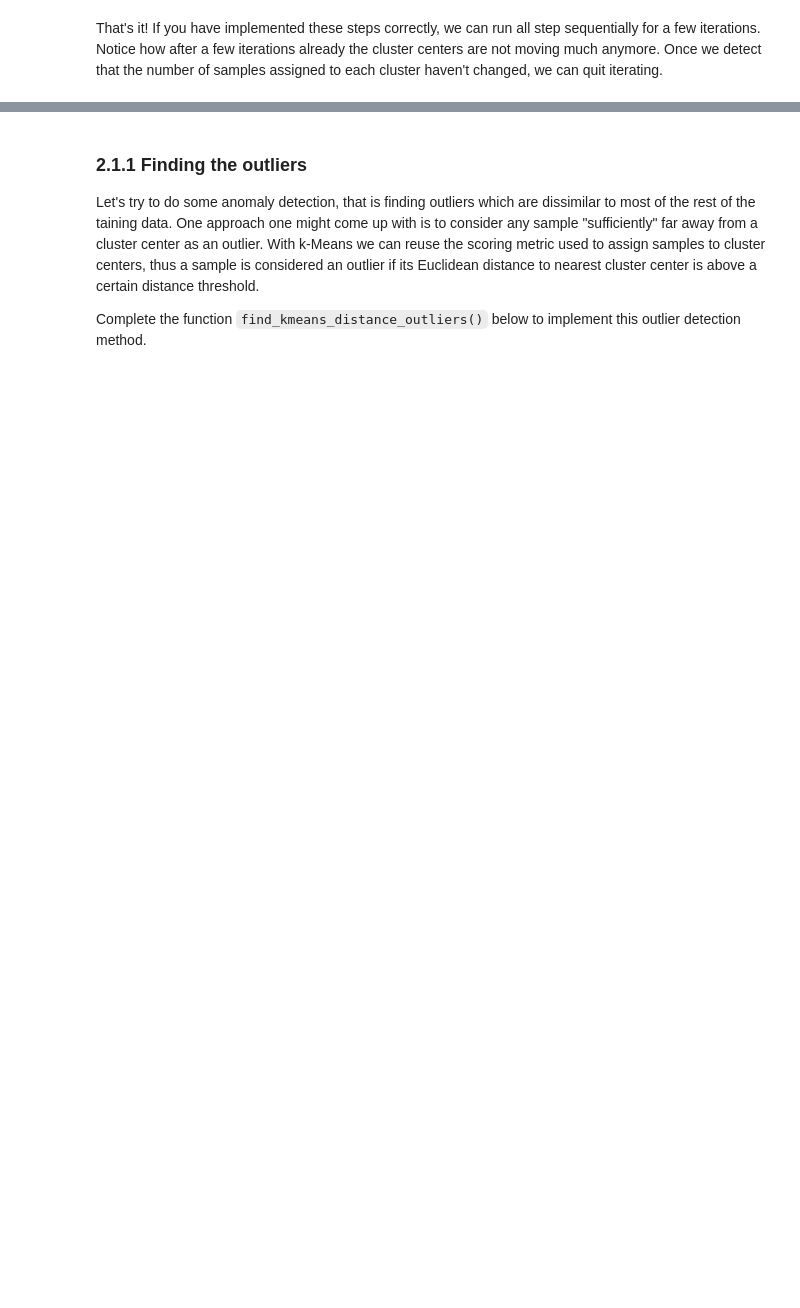
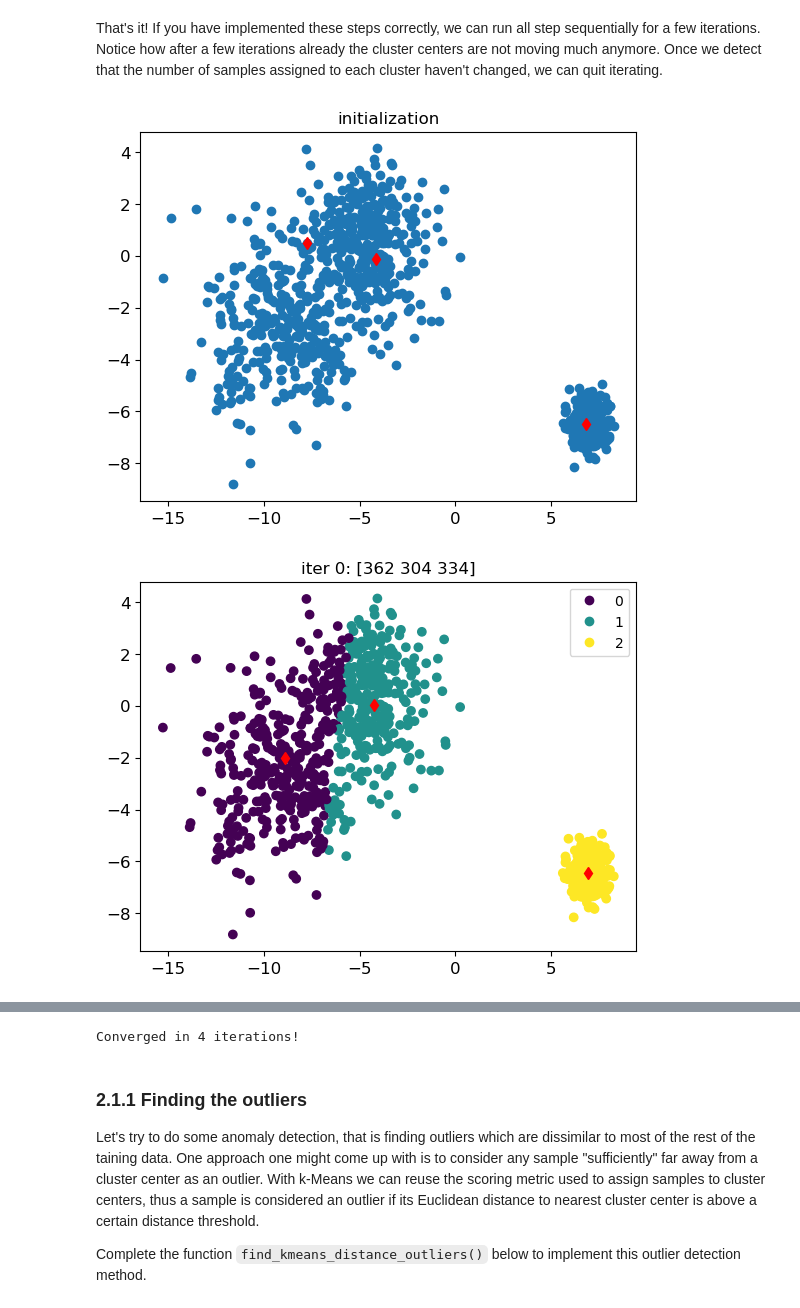
Before and after one commit to kvta1/RO47002, a Jupyter notebook: practicum5/RO47002_week5_dim_reduction_clustering.ipynb, the cells around one changed output, grey strips where cells are left out. Cells and saved outputs as stored; diff of their text form; code cells hidden in the pictures; blank space fills up the shorter version.

```diff
--- a/practicum5/RO47002_week5_dim_reduction_clustering.ipynb
+++ b/practicum5/RO47002_week5_dim_reduction_clustering.ipynb
@@ -1159,9 +1154,9 @@ def initialize_centers(k, X):
         input: X - a N x D matrix
         output: center - a k x D matrix containing k initial cluster centers
     """
-    # YOUR CODE HERE
-    raise NotImplementedError()
-    return centers
+
+    i = np.random.choice(X.shape[0], k)
+    return X[i]
 # %%
 k = 3
 
@@ -1183,9 +1181,10 @@ Implement **step 2**: assign all data points to nearest centers (in terms of Euc
 import scipy
 
 def assign_samples_to_centers(centers, X):
-    # YOUR CODE HERE
-    raise NotImplementedError()
-
+    dist = scipy.spatial.distance.cdist(X, centers)
+    cluster_idxs = np.zeros([dist.shape[0]])
+    for i in range(dist.shape[0]):
+        cluster_idxs[i] = int(np.argmin(dist[i]))
     return cluster_idxs
 # %%
 cluster_idxs = assign_samples_to_centers(centers, X)
@@ -1204,8 +1206,10 @@ In this step, iterate over the k cluster labels, and compute the center of clust
 The result is a new set of $k$ cluster centers, based on the current assignment.
 # %%
 def update_center_means(k, X, cluster_idxs):
-    # YOUR CODE HERE
-    raise NotImplementedError()
+    centers = np.zeros([k, 2])
+    for i in range(k):
+        centers[i] = np.mean(X[cluster_idxs == i], axis=0)
+
     return centers
 # %%
 centers = update_center_means(k, X, cluster_idxs)
@@ -1231,31 +1238,34 @@ centers = initialize_centers(k, X)
 
 plt.plot(centers[:,0], centers[:,1], 'rd')
 plot_data_with_labels(X)
 plt.title('initialization')
 plt.show()
 
 max_iters = 10
 last_cluster_counts = np.zeros(k)
 for j in range(max_iters):
     # Step 2
-    cluster_idxs = assign_samples_to_centers(centers, X)
+    cluster_idxs = assign_samples_to_centers(centers, X).astype(int)
 
     # Step 3
     centers = update_center_means(k, X, cluster_idxs)
 
     # Show intermediate result
     cluster_counts = np.bincount(cluster_idxs, minlength=k)
     plt.title(f'iter {j}: ' + str(cluster_counts))
     plt.plot(centers[:,0], centers[:,1], 'rd')
     plot_data_with_labels(X, cluster_idxs)
     plt.show()
 
     # Step 4: continue with next iteration, unless converged
     if np.all(cluster_counts == last_cluster_counts):
         # detected cluster assignment didn't change anymore since last iteration,
         # so cluster centers have converged now
         print(f'Converged in {j} iterations!')
         break # quit the for-loop
     else:
         # keep this iteration's cluster counters to compare to in next iteration
         last_cluster_counts = cluster_counts
+# %% [output]
+[figure, added]
+[figure, added]
@@ -1262,3 +1276,4 @@ for j in range(max_iters):
+Converged in 4 iterations!
 # %% [markdown]
 ### 2.1.1 Finding the outliers
 
```
Also changed, not shown: parts of 44 cells of this notebook.
